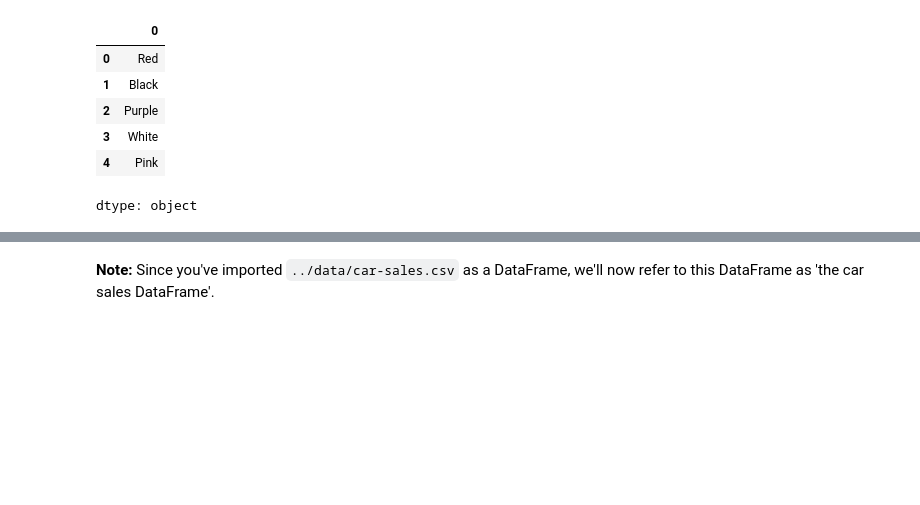
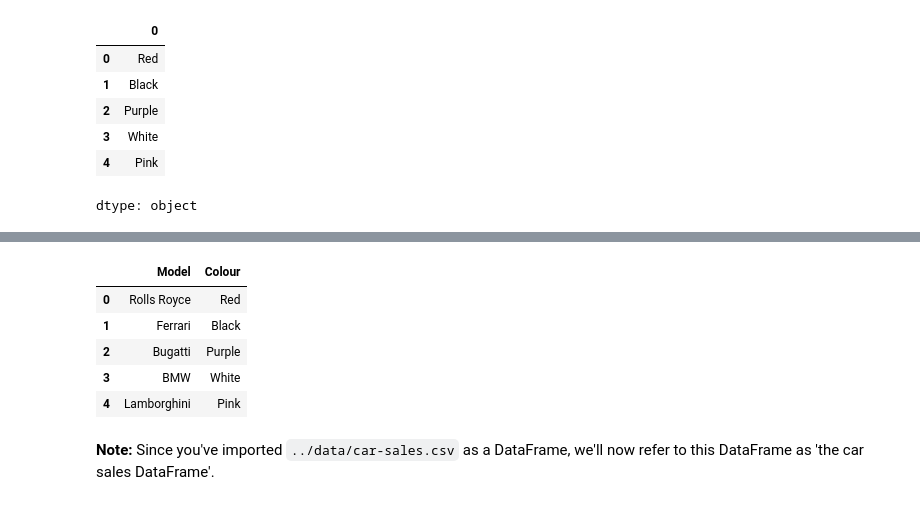
Before and after one commit to Sway-am3/zero-to-mastery-ml, a Jupyter notebook: section-2-data-science-and-ml-tools/pandas-mysolutions.ipynb, the cells around one changed output, grey strips where cells are left out. Cells and saved outputs as stored; diff of their text form; code cells hidden in the pictures; blank space fills up the shorter version.

```diff
--- a/section-2-data-science-and-ml-tools/pandas-mysolutions.ipynb
+++ b/section-2-data-science-and-ml-tools/pandas-mysolutions.ipynb
@@ -30,4 +30,6 @@ colours
 | 4 | Pink |
 dtype: object
 # %%
-# Create a series of three different car types and view it
+# Create a series of five different car types and view it
+car_types = pd.Series(["Rolls Royce", "Ferrari", "Bugatti", "BMW", "Lamborghini"])
+car_types
@@ -34,5 +44,14 @@ dtype: object
 # %%
 # Combine the Series of cars and colours into a DataFrame
+cars = pd.DataFrame({"Model": car_types, "Colour": colours})
+cars
+# %% [output]
+|  | Model | Colour |
+| 0 | Rolls Royce | Red |
+| 1 | Ferrari | Black |
+| 2 | Bugatti | Purple |
+| 3 | BMW | White |
+| 4 | Lamborghini | Pink |
 # %%
 # Import "../data/car-sales.csv" and turn it into a DataFrame
 # %% [markdown]
```
Also changed, not shown: parts of 2 cells of this notebook.
